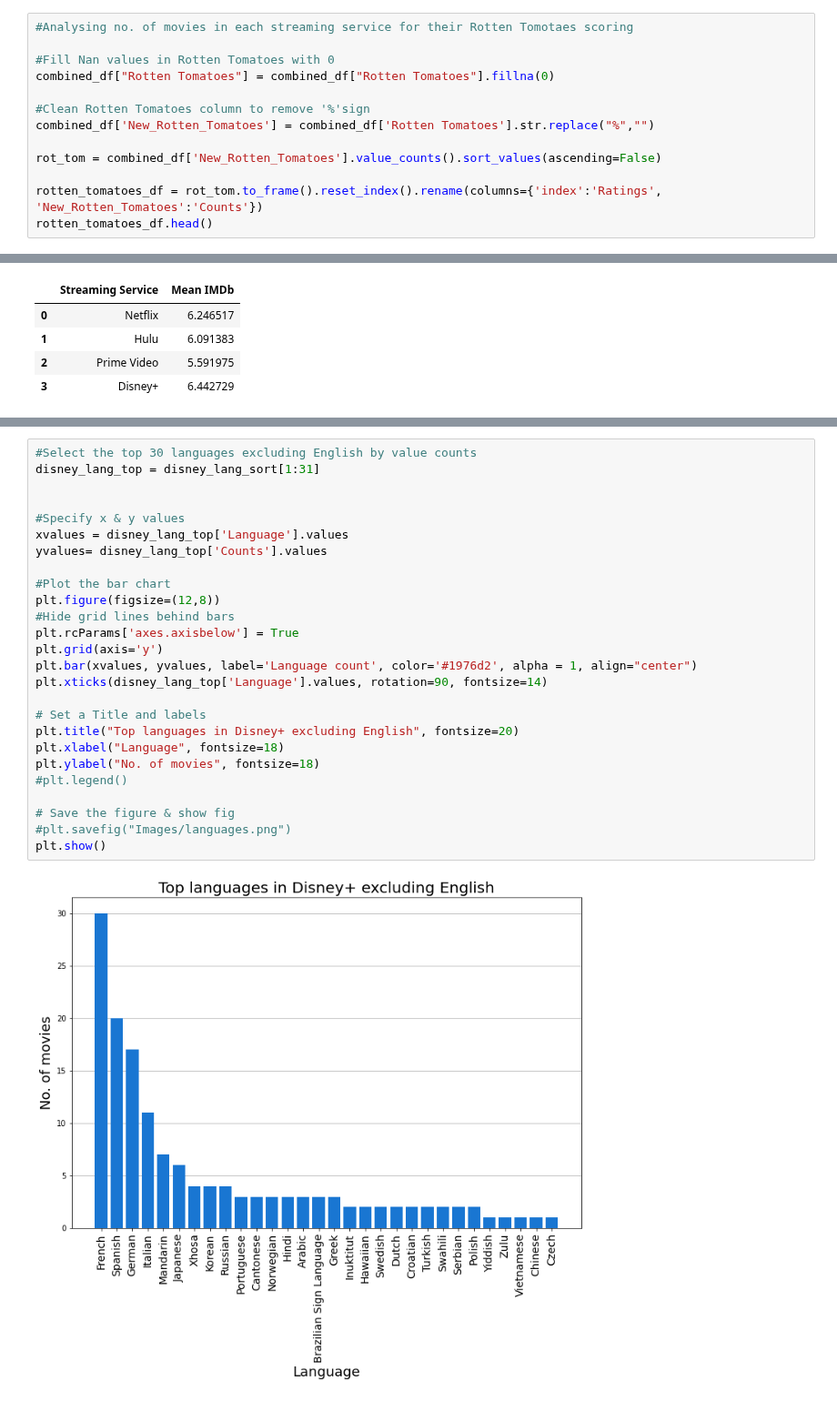
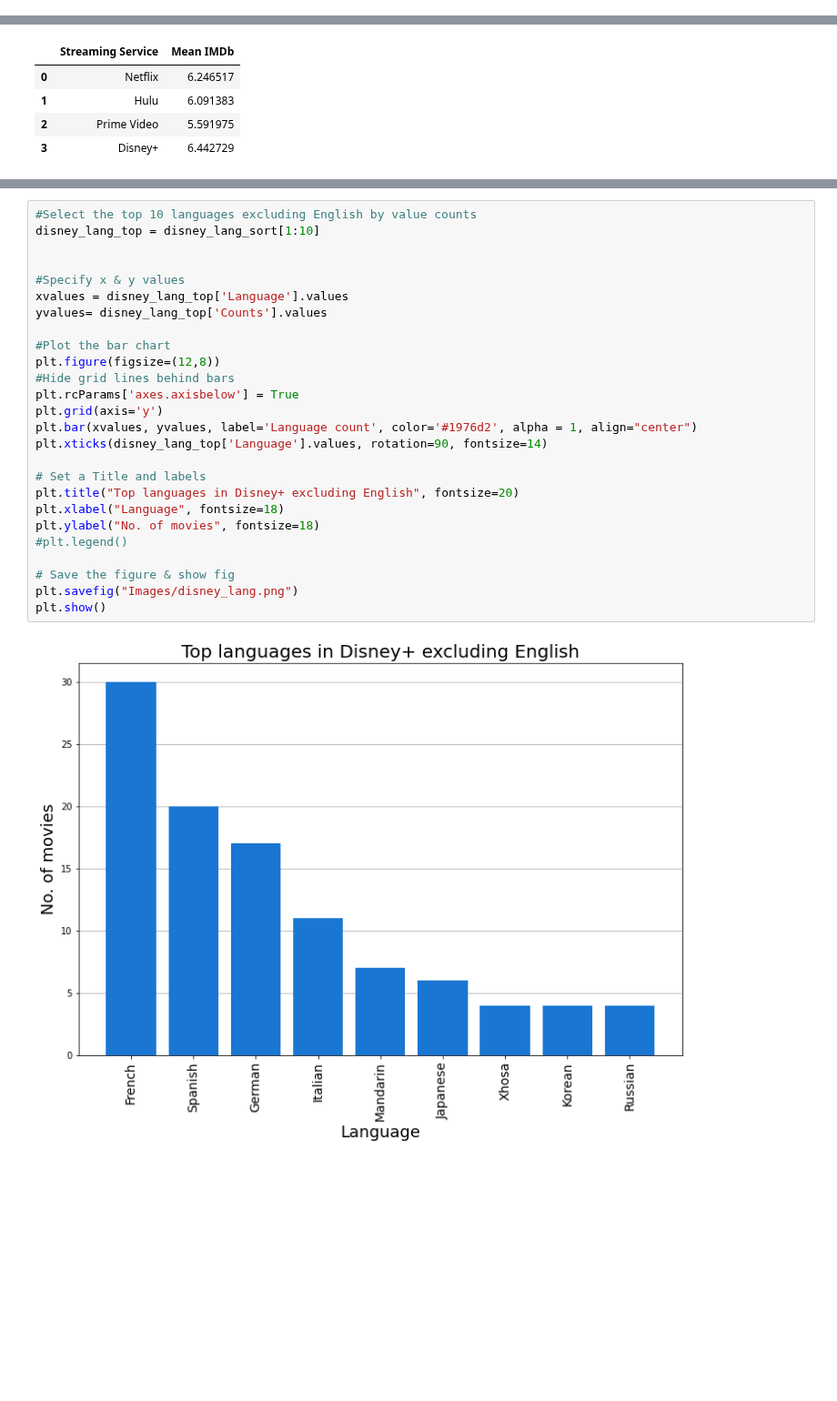
Before and after one commit to jacance/streaming-service-analysis, a Jupyter notebook: pristine_justin_new.ipynb, the cells around one changed output, grey strips where cells are left out. Shown at 91% size. Saved outputs shown, nothing was run; the diff lists cells and outputs as text; blank space fills up the shorter version.

```diff
--- a/pristine_justin_new.ipynb
+++ b/pristine_justin_new.ipynb
@@ -1086,13 +957,0 @@ plt.show()
-# %%
-#Analysing no. of movies in each streaming service for their Rotten Tomotaes scoring
-
-#Fill Nan values in Rotten Tomatoes with 0
-combined_df["Rotten Tomatoes"] = combined_df["Rotten Tomatoes"].fillna(0)
-
-#Clean Rotten Tomatoes column to remove '%'sign
-combined_df['New_Rotten_Tomatoes'] = combined_df['Rotten Tomatoes'].str.replace("%","")
-
-rot_tom = combined_df['New_Rotten_Tomatoes'].value_counts().sort_values(ascending=False)
-
-rotten_tomatoes_df = rot_tom.to_frame().reset_index().rename(columns={'index':'Ratings', 'New_Rotten_Tomatoes':'Counts'})
-rotten_tomatoes_df.head()
@@ -2003,28 +1630,28 @@ disney_lang_sort.head(10)
 # %%
-#Select the top 30 languages excluding English by value counts
-disney_lang_top = disney_lang_sort[1:31]
+#Select the top 10 languages excluding English by value counts
+disney_lang_top = disney_lang_sort[1:10]
 
 
 #Specify x & y values
 xvalues = disney_lang_top['Language'].values
 yvalues= disney_lang_top['Counts'].values
 
 #Plot the bar chart
 plt.figure(figsize=(12,8))
 #Hide grid lines behind bars
 plt.rcParams['axes.axisbelow'] = True
 plt.grid(axis='y')
 plt.bar(xvalues, yvalues, label='Language count', color='#1976d2', alpha = 1, align="center")
 plt.xticks(disney_lang_top['Language'].values, rotation=90, fontsize=14)
 
 # Set a Title and labels
 plt.title("Top languages in Disney+ excluding English", fontsize=20)
 plt.xlabel("Language", fontsize=18)
 plt.ylabel("No. of movies", fontsize=18)
 #plt.legend()
 
 # Save the figure & show fig
-#plt.savefig("Images/languages.png")
+plt.savefig("Images/disney_lang.png")
 plt.show()
 # %% [output]
-[figure, old version]
+[figure, new version]
```
Also changed, not shown: parts of 54 cells of this notebook, 14 other files.
